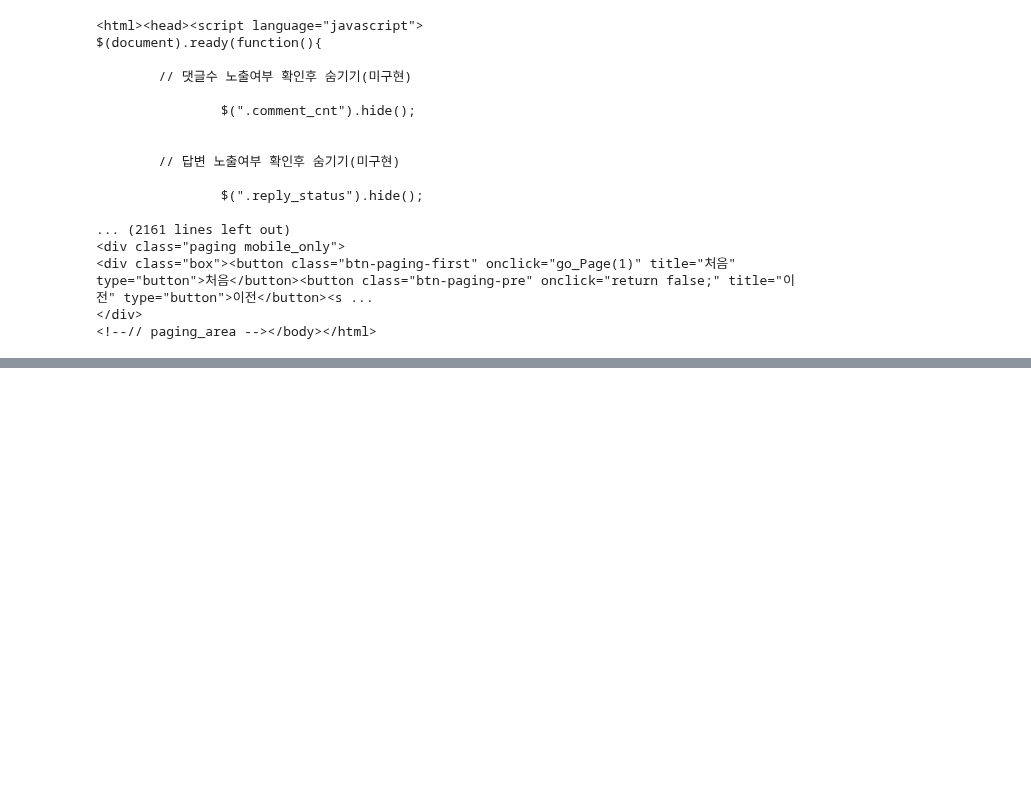
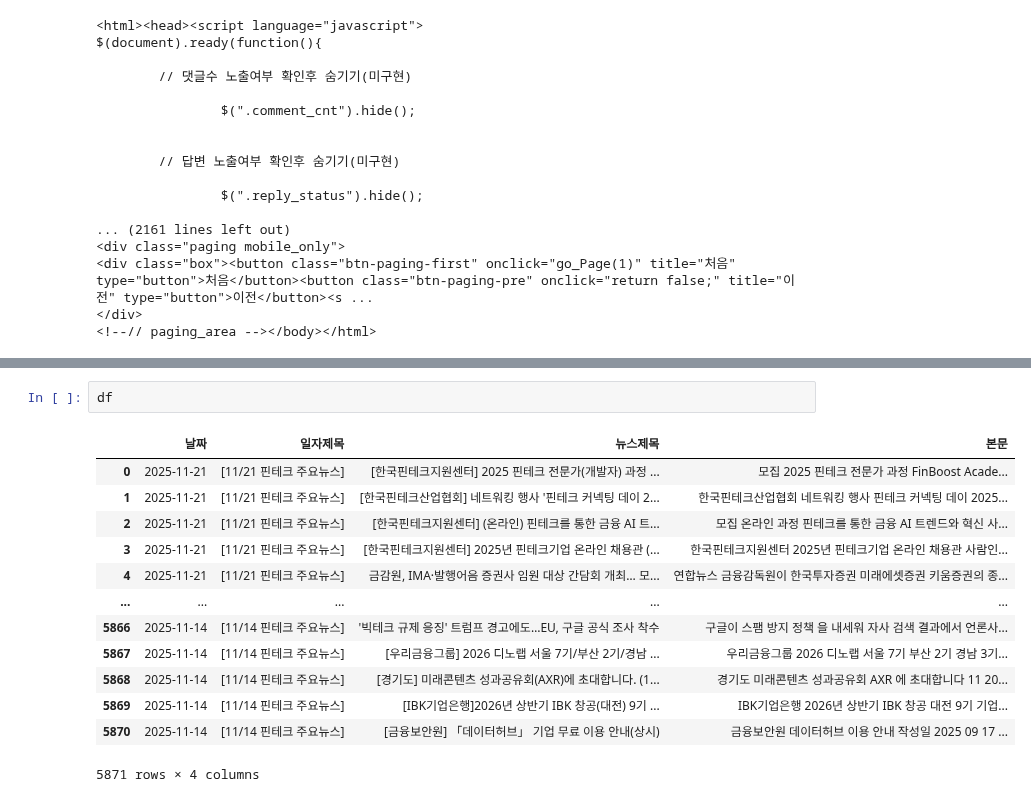
Before and after one commit to seojeong-e/fintech3, a Jupyter notebook: 핀테크뉴스수집_project.ipynb, the cells around one changed output, grey strips where cells are left out. Drawn from its saved outputs; the diff is of its cells as text; blank space fills up the shorter version.

```diff
--- a/핀테크뉴스수집_project.ipynb
+++ b/핀테크뉴스수집_project.ipynb
@@ -191,0 +626,16 @@ KeyboardInterrupt:
+# %%
+df
+# %% [output]
+|  | 날짜 | 일자제목 | 뉴스제목 | 본문 |
+| 0 | 2025-11-21 | [11/21 핀테크 주요뉴스] | [한국핀테크지원센터] 2025 핀테크 전문가(개발자) 과정 ... | 모집 2025 핀테크 전문가 과정 FinBoost Acade... |
+| 1 | 2025-11-21 | [11/21 핀테크 주요뉴스] | [한국핀테크산업협회] 네트워킹 행사 '핀테크 커넥팅 데이 2... | 한국핀테크산업협회 네트워킹 행사 핀테크 커넥팅 데이 2025... |
+| 2 | 2025-11-21 | [11/21 핀테크 주요뉴스] | [한국핀테크지원센터] (온라인) 핀테크를 통한 금융 AI 트... | 모집 온라인 과정 핀테크를 통한 금융 AI 트렌드와 혁신 사... |
+| 3 | 2025-11-21 | [11/21 핀테크 주요뉴스] | [한국핀테크지원센터] 2025년 핀테크기업 온라인 채용관 (... | 한국핀테크지원센터 2025년 핀테크기업 온라인 채용관 사람인... |
+| 4 | 2025-11-21 | [11/21 핀테크 주요뉴스] | 금감원, IMA·발행어음 증권사 임원 대상 간담회 개최… 모... | 연합뉴스 금융감독원이 한국투자증권 미래에셋증권 키움증권의 종... |
+| ... | ... | ... | ... | ... |
+| 5866 | 2025-11-14 | [11/14 핀테크 주요뉴스] | '빅테크 규제 응징' 트럼프 경고에도…EU, 구글 공식 조사 착수 | 구글이 스팸 방지 정책 을 내세워 자사 검색 결과에서 언론사... |
+| 5867 | 2025-11-14 | [11/14 핀테크 주요뉴스] | [우리금융그룹] 2026 디노랩 서울 7기/부산 2기/경남 ... | 우리금융그룹 2026 디노랩 서울 7기 부산 2기 경남 3기... |
+| 5868 | 2025-11-14 | [11/14 핀테크 주요뉴스] | [경기도] 미래콘텐츠 성과공유회(AXR)에 초대합니다. (1... | 경기도 미래콘텐츠 성과공유회 AXR 에 초대합니다 11 20... |
+| 5869 | 2025-11-14 | [11/14 핀테크 주요뉴스] | [IBK기업은행]2026년 상반기 IBK 창공(대전) 9기 ... | IBK기업은행 2026년 상반기 IBK 창공 대전 9기 기업... |
+| 5870 | 2025-11-14 | [11/14 핀테크 주요뉴스] | [금융보안원] 「데이터허브」 기업 무료 이용 안내(상시) | 금융보안원 데이터허브 이용 안내 작성일 2025 09 17 ... |
+5871 rows × 4 columns
```
Also changed, not shown: parts of 15 cells of this notebook, 1 other file.
